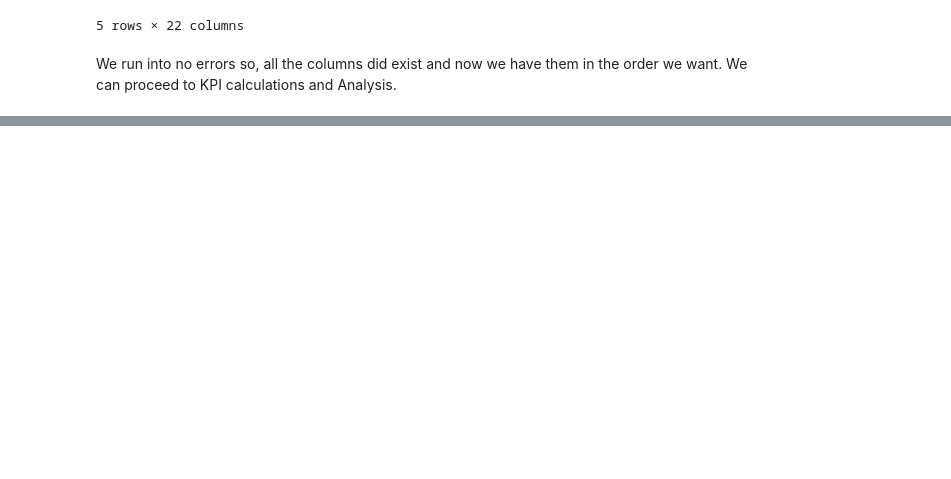
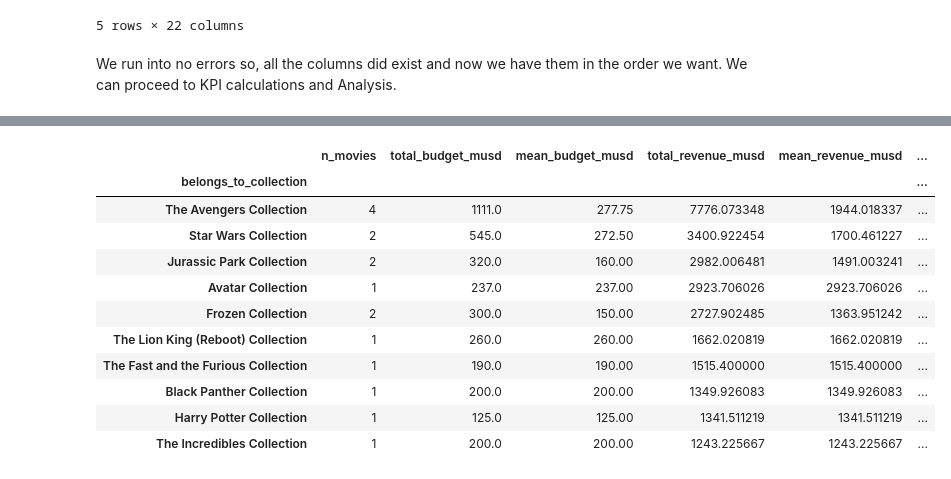
Before and after one commit to ar-le-tte/TMDB-Movie-Analysis, a Jupyter notebook: arlette_tmb_movies_analysis.ipynb, the cells around one changed output, grey strips where cells are left out. Drawn from its saved outputs; the diff is of its cells as text; code cells hidden in the pictures; blank space fills up the shorter version.

Commit message:
KPI Implementation and Movie Performance Analysis

```diff
--- a/arlette_tmb_movies_analysis.ipynb
+++ b/arlette_tmb_movies_analysis.ipynb
@@ -422,0 +429,10 @@ We run into no errors so, all the columns did exist and now we have them in the
+# %%
+# Profit
+movie_df["profit_musd"] = movie_df["revenue_musd"] - movie_df["budget_musd"]
+
+# ROI (for movies with budget >= 10M)
+movie_df["roi"] = movie_df.apply(
+    lambda row: row["revenue_musd"] / row["budget_musd"] if row["budget_musd"] >= 10 else np.nan,
+    axis=1
+)
+movie_df[["title", "budget_musd", "revenue_musd", "profit_musd", "roi"]].head()
@@ -422,0 +578,5 @@ We run into no errors so, all the columns did exist and now we have them in the
+# %%
+# boolean flag
+movie_df["is_franchise"] = movie_df["belongs_to_collection"].notna()
+
+movie_df[["title", "belongs_to_collection", "is_franchise"]].head()
@@ -422,0 +630,32 @@ We run into no errors so, all the columns did exist and now we have them in the
+# %%
+franchise_df = movie_df[movie_df["belongs_to_collection"].notna()].copy()
+
+franchise_metrics = (
+    franchise_df
+    .groupby("belongs_to_collection")
+    .agg(
+        n_movies          = ("id", "count"),
+        total_budget_musd = ("budget_musd", "sum"),
+        mean_budget_musd  = ("budget_musd", "mean"),
+        total_revenue_musd= ("revenue_musd", "sum"),
+        mean_revenue_musd = ("revenue_musd", "mean"),
+        mean_rating       = ("vote_average", "mean"),
+        mean_roi          = ("roi", "mean")
+    )
+    .sort_values(by="total_revenue_musd", ascending=False)
+)
+
+franchise_metrics.head(10)
+# %% [output]
+|  | n_movies | total_budget_musd | mean_budget_musd | total_revenue_musd | mean_revenue_musd | ... |
+| belongs_to_collection |  |  |  |  |  | ... |
+| The Avengers Collection | 4 | 1111.0 | 277.75 | 7776.073348 | 1944.018337 | ... |
+| Star Wars Collection | 2 | 545.0 | 272.50 | 3400.922454 | 1700.461227 | ... |
+| Jurassic Park Collection | 2 | 320.0 | 160.00 | 2982.006481 | 1491.003241 | ... |
+| Avatar Collection | 1 | 237.0 | 237.00 | 2923.706026 | 2923.706026 | ... |
+| Frozen Collection | 2 | 300.0 | 150.00 | 2727.902485 | 1363.951242 | ... |
+| The Lion King (Reboot) Collection | 1 | 260.0 | 260.00 | 1662.020819 | 1662.020819 | ... |
+| The Fast and the Furious Collection | 1 | 190.0 | 190.00 | 1515.400000 | 1515.400000 | ... |
+| Black Panther Collection | 1 | 200.0 | 200.00 | 1349.926083 | 1349.926083 | ... |
+| Harry Potter Collection | 1 | 125.0 | 125.00 | 1341.511219 | 1341.511219 | ... |
+| The Incredibles Collection | 1 | 200.0 | 200.00 | 1243.225667 | 1243.225667 | ... |
```
Also changed, not shown: parts of 32 cells of this notebook.
